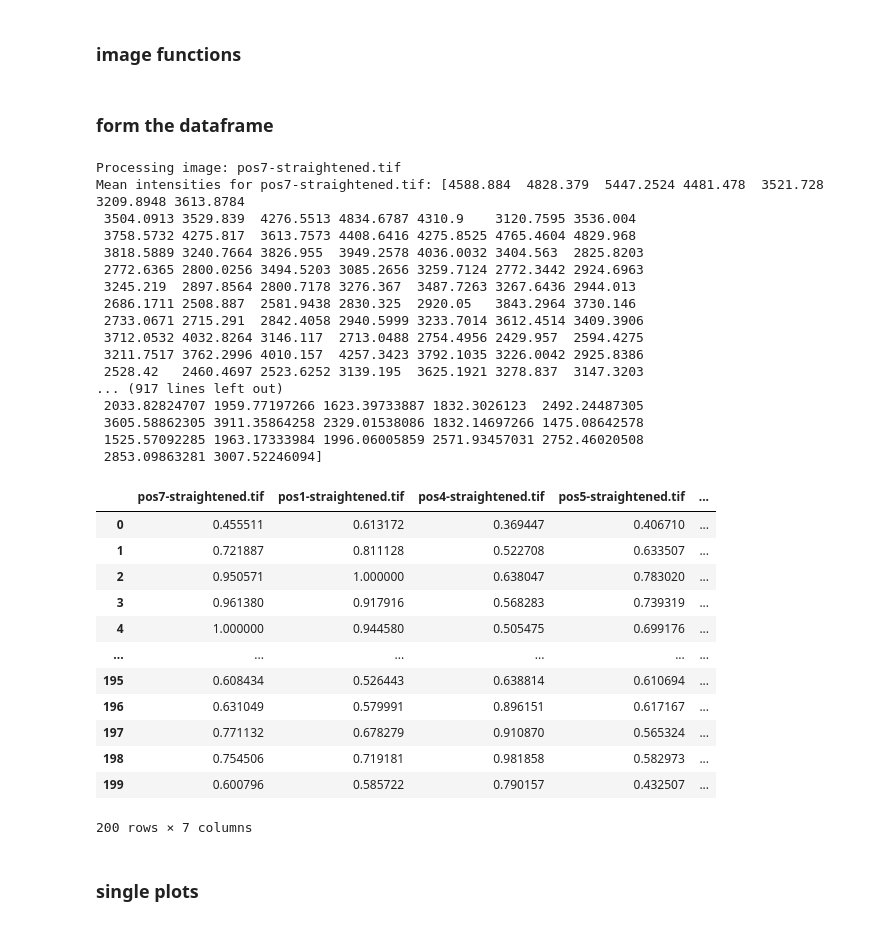
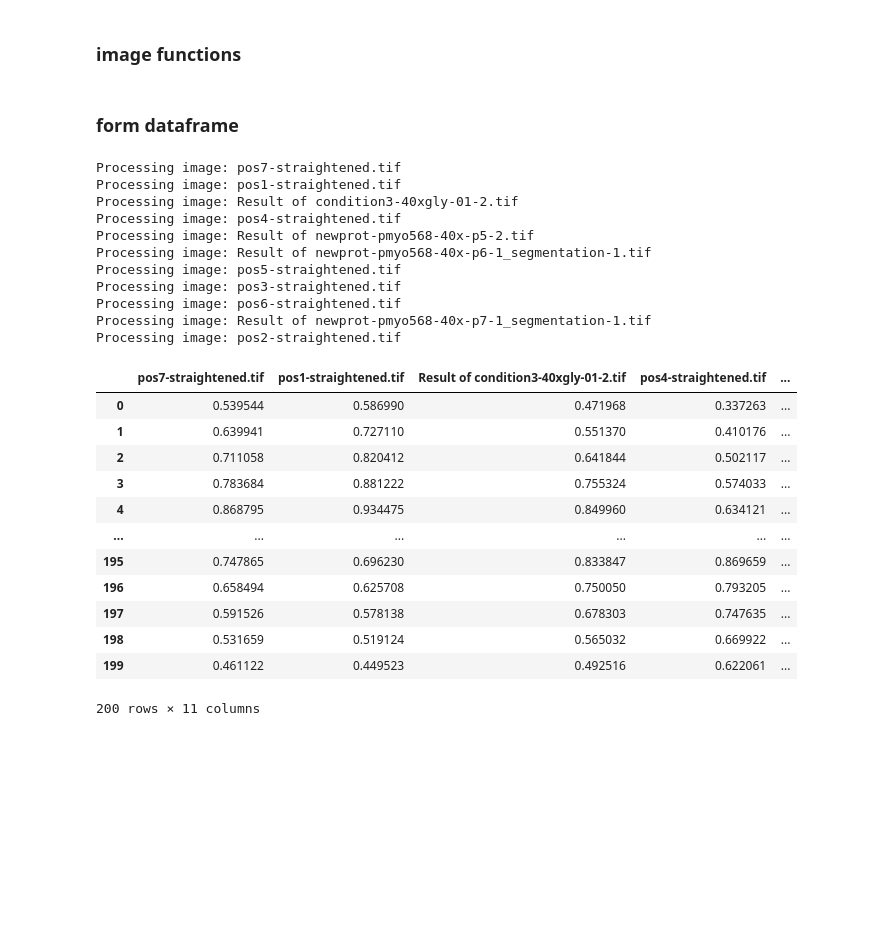
Before and after one commit to feyzanar/git-mycodes, a Jupyter notebook: 2d_intensityprofiles.ipynb, the cells around one changed output. Drawn from its saved outputs; the diff is of its cells as text; code cells hidden in the pictures; blank space fills up the shorter version.

```diff
--- a/2d_intensityprofiles.ipynb
+++ b/2d_intensityprofiles.ipynb
@@ -414,46 +414,38 @@ def process_images_in_folder(folder_path):
     else:
         return pd.DataFrame()  # Return empty DataFrame if no valid images were processed
 # %% [markdown]
-### form the dataframe
+### form dataframe
 # %%
-df_thr = process_images_in_folder('/Volumes/upoates/common/Feyza/raw_data_BIOP/241206-pmyosin-yap_loopingbg-good/pmyosin-midPSM-snaps/straightened')
-
+file_path = '/Volumes/upoates/common/Feyza/data_BIOP/241206-pmyosin-yap_loopingbg(good)/pmyosin-midPSM-snaps/straightened'
+df_thr = process_images_in_folder(file_path)
 df_resized = resize_columns(df_thr,200);
-df_smooth = apply_moving_average(df_resized, 4);
+df_smooth = apply_moving_average(df_resized, 10);
 df_norm = normalize_columns(df_smooth)
 df_thr = df_norm
 
 df_thr
 # %% [output]
 Processing image: pos7-straightened.tif
-Mean intensities for pos7-straightened.tif: [4588.884  4828.379  5447.2524 4481.478  3521.728  3209.8948 3613.8784
- 3504.0913 3529.839  4276.5513 4834.6787 4310.9    3120.7595 3536.004
- 3758.5732 4275.817  3613.7573 4408.6416 4275.8525 4765.4604 4829.968
- 3818.5889 3240.7664 3826.955  3949.2578 4036.0032 3404.563  2825.8203
- 2772.6365 2800.0256 3494.5203 3085.2656 3259.7124 2772.3442 2924.6963
- 3245.219  2897.8564 2800.7178 3276.367  3487.7263 3267.6436 2944.013
- 2686.1711 2508.887  2581.9438 2830.325  2920.05   3843.2964 3730.146
- 2733.0671 2715.291  2842.4058 2940.5999 3233.7014 3612.4514 3409.3906
- 3712.0532 4032.8264 3146.117  2713.0488 2754.4956 2429.957  2594.4275
- 3211.7517 3762.2996 4010.157  4257.3423 3792.1035 3226.0042 2925.8386
- 2528.42   2460.4697 2523.6252 3139.195  3625.1921 3278.837  3147.3203
-... (917 lines left out)
- 2033.82824707 1959.77197266 1623.39733887 1832.3026123  2492.24487305
- 3605.58862305 3911.35864258 2329.01538086 1832.14697266 1475.08642578
- 1525.57092285 1963.17333984 1996.06005859 2571.93457031 2752.46020508
- 2853.09863281 3007.52246094]
+Processing image: pos1-straightened.tif
+Processing image: Result of condition3-40xgly-01-2.tif
+Processing image: pos4-straightened.tif
+Processing image: Result of newprot-pmyo568-40x-p5-2.tif
+Processing image: Result of newprot-pmyo568-40x-p6-1_segmentation-1.tif
+Processing image: pos5-straightened.tif
+Processing image: pos3-straightened.tif
+Processing image: pos6-straightened.tif
+Processing image: Result of newprot-pmyo568-40x-p7-1_segmentation-1.tif
+Processing image: pos2-straightened.tif
-|  | pos7-straightened.tif | pos1-straightened.tif | pos4-straightened.tif | pos5-straightened.tif | ... |
-| 0 | 0.455511 | 0.613172 | 0.369447 | 0.406710 | ... |
-| 1 | 0.721887 | 0.811128 | 0.522708 | 0.633507 | ... |
-| 2 | 0.950571 | 1.000000 | 0.638047 | 0.783020 | ... |
-| 3 | 0.961380 | 0.917916 | 0.568283 | 0.739319 | ... |
-| 4 | 1.000000 | 0.944580 | 0.505475 | 0.699176 | ... |
+|  | pos7-straightened.tif | pos1-straightened.tif | Result of condition3-40xgly-01-2.tif | pos4-straightened.tif | ... |
+| 0 | 0.539544 | 0.586990 | 0.471968 | 0.337263 | ... |
+| 1 | 0.639941 | 0.727110 | 0.551370 | 0.410176 | ... |
+| 2 | 0.711058 | 0.820412 | 0.641844 | 0.502117 | ... |
+| 3 | 0.783684 | 0.881222 | 0.755324 | 0.574033 | ... |
+| 4 | 0.868795 | 0.934475 | 0.849960 | 0.634121 | ... |
 | ... | ... | ... | ... | ... | ... |
-| 195 | 0.608434 | 0.526443 | 0.638814 | 0.610694 | ... |
-| 196 | 0.631049 | 0.579991 | 0.896151 | 0.617167 | ... |
-| 197 | 0.771132 | 0.678279 | 0.910870 | 0.565324 | ... |
-| 198 | 0.754506 | 0.719181 | 0.981858 | 0.582973 | ... |
-| 199 | 0.600796 | 0.585722 | 0.790157 | 0.432507 | ... |
+| 195 | 0.747865 | 0.696230 | 0.833847 | 0.869659 | ... |
+| 196 | 0.658494 | 0.625708 | 0.750050 | 0.793205 | ... |
+| 197 | 0.591526 | 0.578138 | 0.678303 | 0.747635 | ... |
+| 198 | 0.531659 | 0.519124 | 0.565032 | 0.669922 | ... |
+| 199 | 0.461122 | 0.449523 | 0.492516 | 0.622061 | ... |
-200 rows × 7 columns
+200 rows × 11 columns
-# %% [markdown]
-### single plots
```
Also changed, not shown: parts of 10 cells of this notebook.
